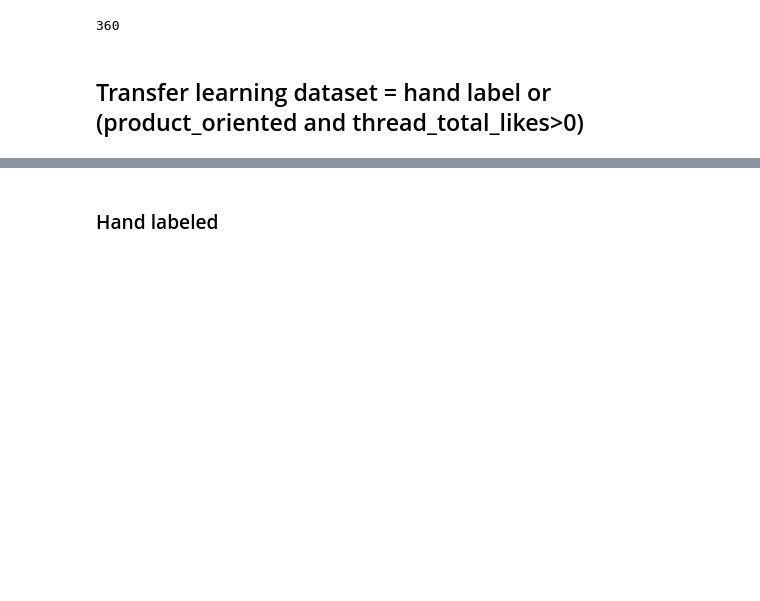
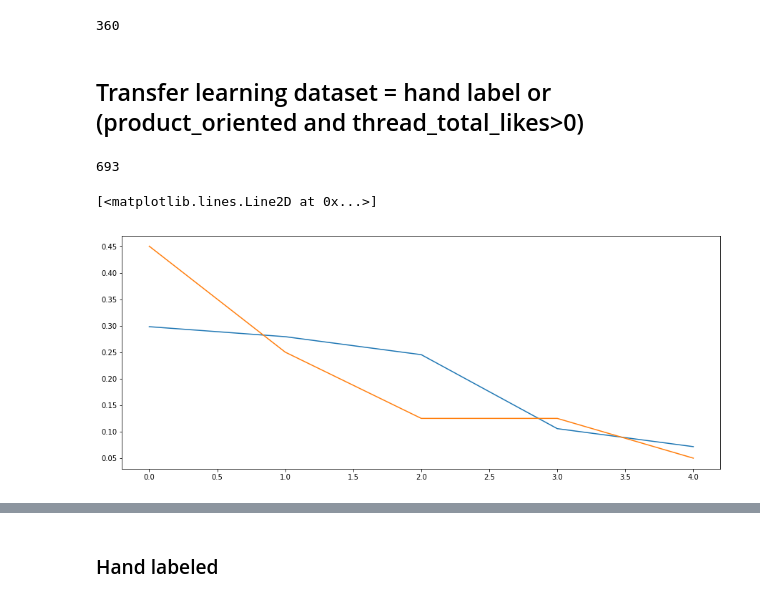
Before and after one commit to lidaliang/NLP_project, a Jupyter notebook: NLP_project.ipynb, the cells around one changed output, grey strips where cells are left out. Drawn from its saved outputs; the diff is of its cells as text; code cells hidden in the pictures; blank space fills up the shorter version.

```diff
--- a/NLP_project.ipynb
+++ b/NLP_project.ipynb
@@ -1073,8 +1073,23 @@ freq_dist.get('explore')
 # %% [markdown]
 ## Transfer learning dataset = hand label or (product_oriented and thread_total_likes>0)
 # %%
-df_no_comas[df_no_comas['hand_labeled']==True].to_csv('model_zoo/df_hand.csv')
+df_hand = df_no_comas[df_no_comas['hand_labeled']==True]
+df_hand.to_csv('model_zoo/df_hand.csv')
 # %%
 data_df_prod = df_no_comas[df_no_comas['product_oriented']==True]
 data_df_prod_has_likes = data_df_prod[data_df_prod['thread_total_likes'] != 0]
 data_df_prod_has_likes.to_csv("model_zoo/data_df_prod_has_likes.csv")
+# %%
+res1 = df_hand[df_hand['n_likes']>2].relevance.value_counts(normalize=True)
+
+res2 = df_hand[df_hand['n_likes']==0].relevance.value_counts(normalize=True)
+# %%
+len(df_hand)
+# %% [output]
+693
+# %%
+plt.plot(res2.values)
+plt.plot(res1.values)
+# %% [output]
+[<matplotlib.lines.Line2D at 0x...>]
+[figure, added]
```
Also changed, not shown: parts of 4 cells of this notebook.
